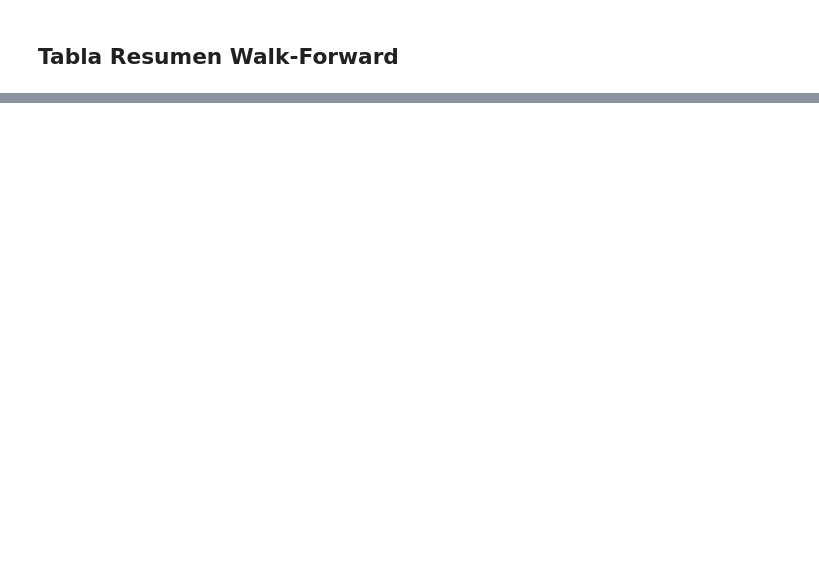
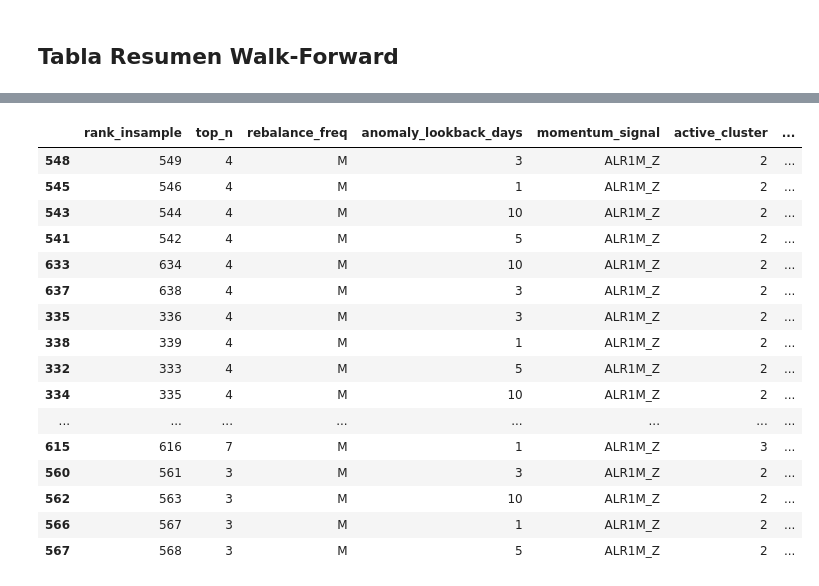
Before and after one commit to marespcue1/hybrid-momentum-anomaly-detection, a Jupyter notebook: notebooks/walk_forward_analysis.ipynb, the cells around one changed output, grey strips where cells are left out. Drawn from its saved outputs; the diff is of its cells as text; code cells hidden in the pictures; blank space fills up the shorter version.

```diff
--- a/notebooks/walk_forward_analysis.ipynb
+++ b/notebooks/walk_forward_analysis.ipynb
@@ -215,0 +571,30 @@ Figuras en /workspaces/hybrid-momentum-anomaly-detection/results/figures:
+# %%
+from analysis.parameter_analysis import (
+    get_robust_configurations,
+)
+
+robust = get_robust_configurations(
+    df_wf,
+    min_sharpe=0.5,
+    max_degradation=0.5,
+)
+
+robust.head(20)
+# %% [output]
+|  | rank_insample | top_n | rebalance_freq | anomaly_lookback_days | momentum_signal | active_cluster | ... |
+| 548 | 549 | 4 | M | 3 | ALR1M_Z | 2 | ... |
+| 545 | 546 | 4 | M | 1 | ALR1M_Z | 2 | ... |
+| 543 | 544 | 4 | M | 10 | ALR1M_Z | 2 | ... |
+| 541 | 542 | 4 | M | 5 | ALR1M_Z | 2 | ... |
+| 633 | 634 | 4 | M | 10 | ALR1M_Z | 2 | ... |
+| 637 | 638 | 4 | M | 3 | ALR1M_Z | 2 | ... |
+| 335 | 336 | 4 | M | 3 | ALR1M_Z | 2 | ... |
+| 338 | 339 | 4 | M | 1 | ALR1M_Z | 2 | ... |
+| 332 | 333 | 4 | M | 5 | ALR1M_Z | 2 | ... |
+| 334 | 335 | 4 | M | 10 | ALR1M_Z | 2 | ... |
+| ... | ... | ... | ... | ... | ... | ... | ... |
+| 615 | 616 | 7 | M | 1 | ALR1M_Z | 3 | ... |
+| 560 | 561 | 3 | M | 3 | ALR1M_Z | 2 | ... |
+| 562 | 563 | 3 | M | 10 | ALR1M_Z | 2 | ... |
+| 566 | 567 | 3 | M | 1 | ALR1M_Z | 2 | ... |
+| 567 | 568 | 3 | M | 5 | ALR1M_Z | 2 | ... |
```
Also changed, not shown: parts of 23 cells of this notebook, 2 other files.
